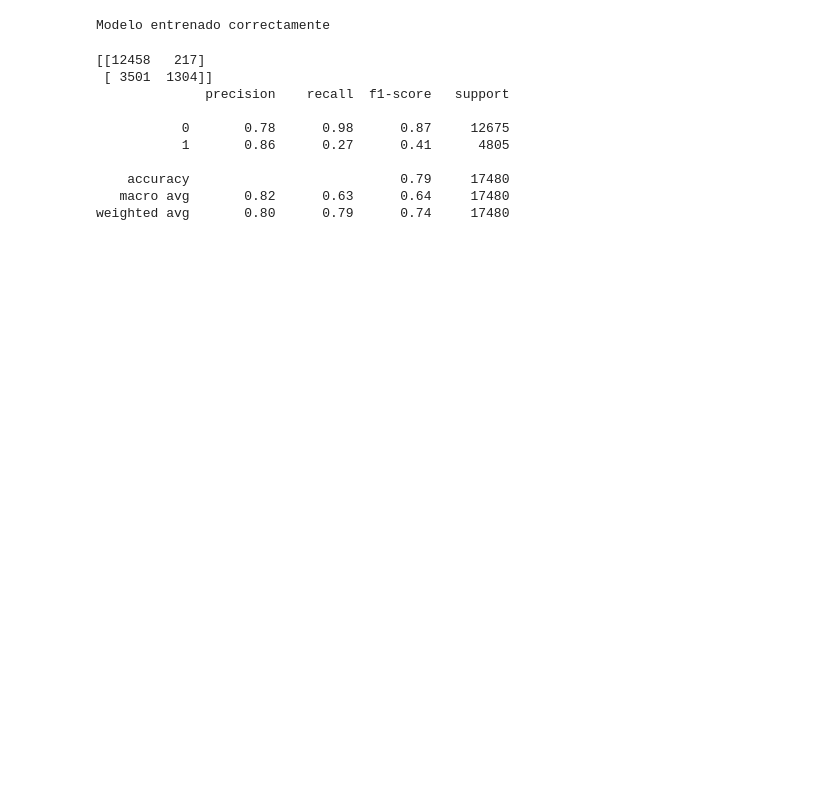
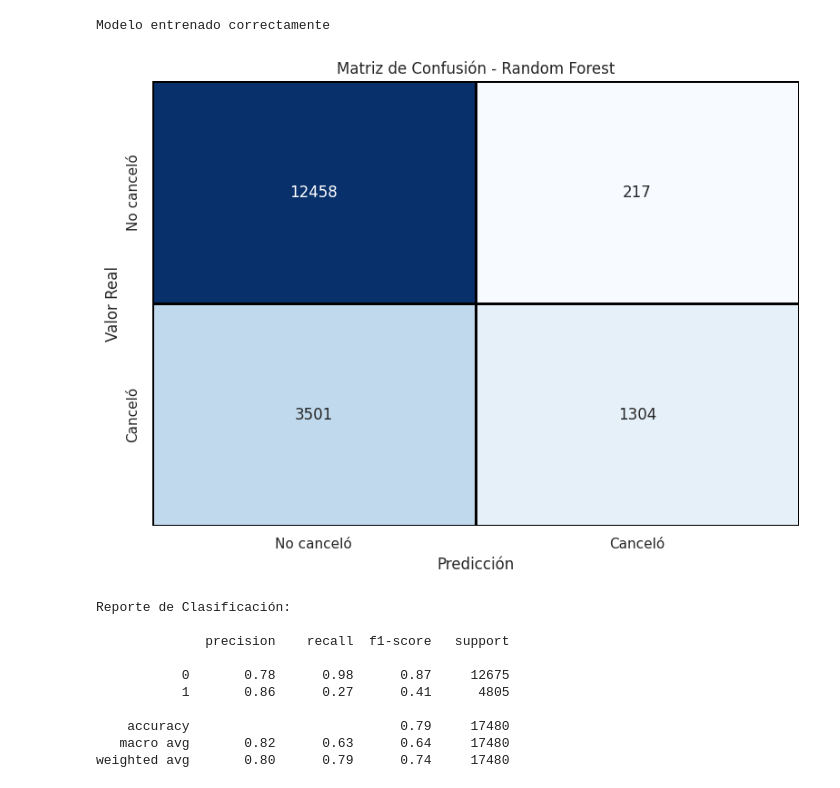
Before and after one commit to prvallejoz/ejercicio3-mcib-b, a Jupyter notebook: TAREA_3_GRUPO_7.ipynb, the cells around one changed output. Cells and saved outputs as stored; diff of their text form; code cells hidden in the pictures; blank space fills up the shorter version.

```diff
--- a/TAREA_3_GRUPO_7.ipynb
+++ b/TAREA_3_GRUPO_7.ipynb
@@ -518,19 +585,53 @@ rf_model.fit(X_train, y_train)
 print("Modelo entrenado correctamente")
 # %% [output]
 Modelo entrenado correctamente
-# %%
-pred_rf = rf_model.predict(X_test)
-
-print(confusion_matrix(y_test, pred_rf))
-print(classification_report(y_test, pred_rf))
-# %% [output]
-[[12458   217]
- [ 3501  1304]]
-              precision    recall  f1-score   support
-
-           0       0.78      0.98      0.87     12675
-           1       0.86      0.27      0.41      4805
-
-    accuracy                           0.79     17480
-   macro avg       0.82      0.63      0.64     17480
-weighted avg       0.80      0.79      0.74     17480
+# %%
+# ==========================================
+# BLOQUE 8. EVALUACIÓN RANDOM FOREST
+# ==========================================
+
+from sklearn.metrics import confusion_matrix, classification_report
+import matplotlib.pyplot as plt
+import seaborn as sns
+
+# Predicciones
+pred_rf = rf_model.predict(X_test)
+
+# Matriz de confusión
+cm = confusion_matrix(y_test, pred_rf)
+
+# Visualización
+plt.figure(figsize=(8,6))
+sns.heatmap(
+    cm,
+    annot=True,
+    fmt='d',
+    cmap='Blues',
+    cbar=False,
+    linewidths=1,
+    linecolor='black',
+    xticklabels=['No canceló', 'Canceló'],
+    yticklabels=['No canceló', 'Canceló']
+)
+
+plt.title("Matriz de Confusión - Random Forest")
+plt.xlabel("Predicción")
+plt.ylabel("Valor Real")
+plt.tight_layout()
+plt.show()
+
+# Reporte de clasificación
+print("Reporte de Clasificación:\n")
+print(classification_report(y_test, pred_rf))
+# %% [output]
+[figure, added]
+Reporte de Clasificación:
+
+              precision    recall  f1-score   support
+
+           0       0.78      0.98      0.87     12675
+           1       0.86      0.27      0.41      4805
+
+    accuracy                           0.79     17480
+   macro avg       0.82      0.63      0.64     17480
+weighted avg       0.80      0.79      0.74     17480
```
Also changed, not shown: parts of 13 cells of this notebook.
